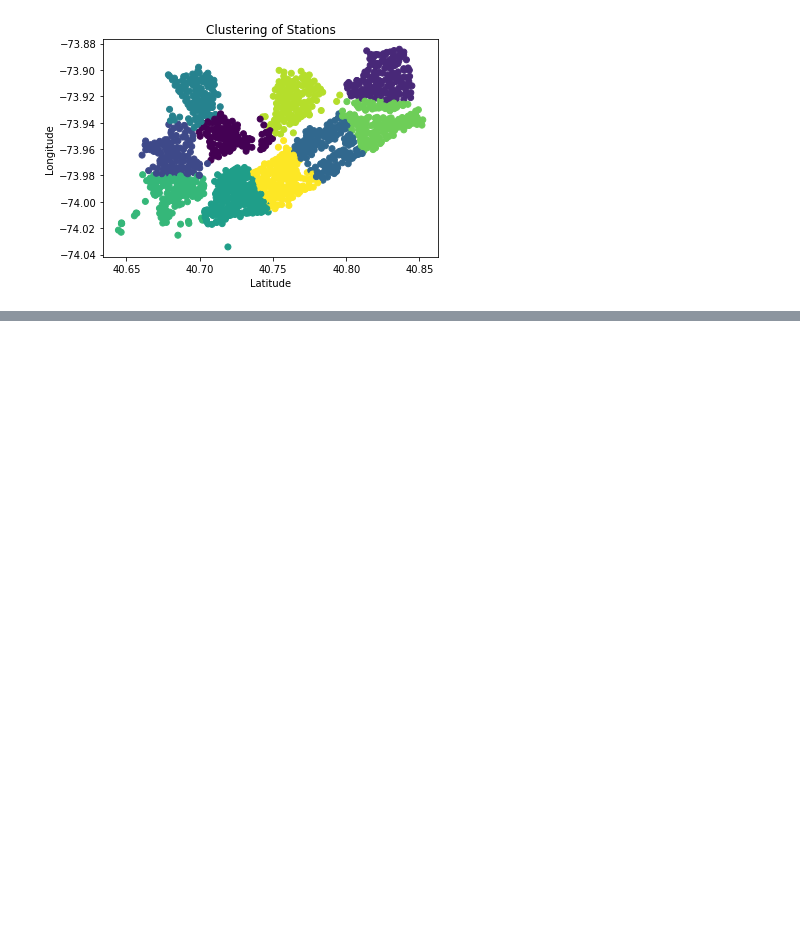
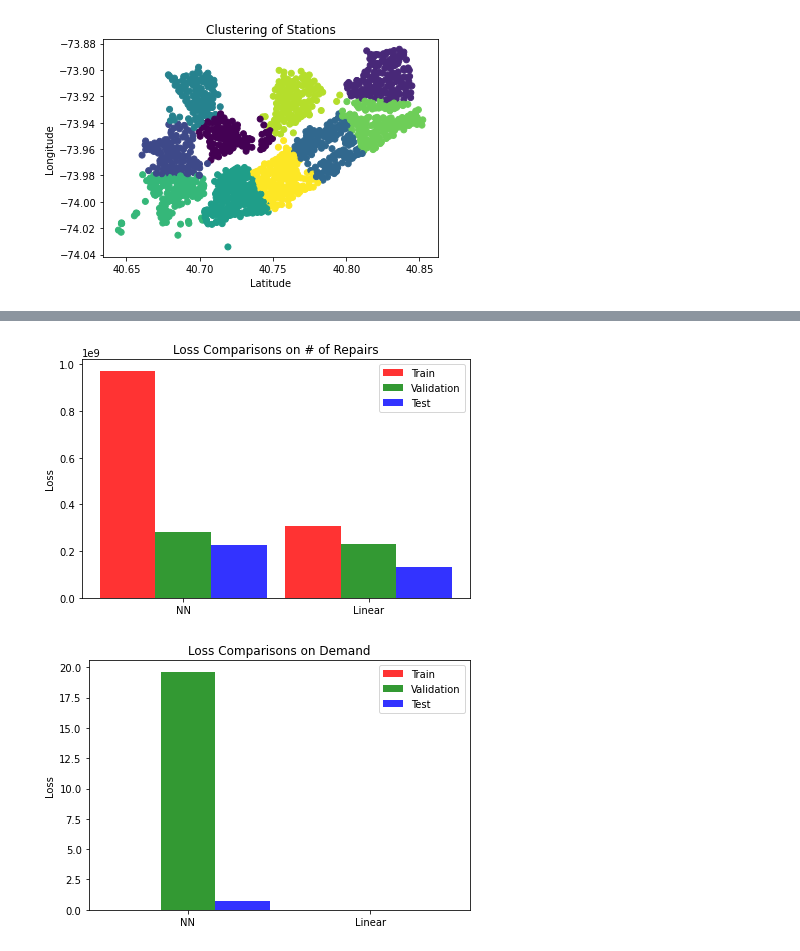
Before and after one commit to RyanW124/A-Deep-Learning-Approach-to-Predict-the-Number-of-Bikes-a-Bike-Sharing-Company-Repairs, a Jupyter notebook: Code/main.ipynb, the cells around one changed output, grey strips where cells are left out. Cells and saved outputs as stored; diff of their text form; code cells hidden in the pictures; blank space fills up the shorter version.

```diff
--- a/Code/main.ipynb
+++ b/Code/main.ipynb
@@ -181,0 +122,55 @@ tensor(0.6979, grad_fn=<AddBackward0>)
+# %%
+repair_linear = LinearRegression().fit(x_train, y_train)
+
+class MultiOutputLinear:
+    def __init__(self):
+        self.models = []
+    def fit(self, x, y):
+        y = y.numpy()
+        for i in range(len(y[0])):
+            self.models.append(LinearRegression().fit(x, y[:, i]))
+    def predict(self, x):
+        out = []
+        for i in self.models:
+            out.append(i.predict(x))
+        out = np.array(out)
+        out = out.transpose()
+        return out
+
+demand_linear = MultiOutputLinear()
+demand_linear.fit(x_train, y2_train)
+losses = []
+r_linear = LinearRegression().fit(x_train, y_train)
+for x, y1, y2 in [(x_train, y_train, y2_train), (x_val, y_val, y2_val), (x_test, y_test, y2_test)]:
+    neural = repair(x)
+    linear = torch.tensor(r_linear.predict(x))
+    losses.append((int(repair.loss_f(neural, y1)), int(repair.loss_f(linear, y1))))
+index = np.arange(2)
+for i, c, l in [(0, 'r', 'Train'), (1, 'g', 'Validation'), (2, 'b', 'Test')]:
+    plt.bar(index+i*0.3, losses[i], 0.3, alpha=0.8, color=c, label=l)
+plt.xticks(index + 0.3, ('NN', 'Linear'))
+plt.legend()
+plt.tight_layout()
+plt.title('Loss Comparisons on # of Repairs')
+plt.ylabel('Loss')
+plt.savefig('../Graphs/repair_loss.png')
+plt.show()
+
+losses = []
+for x, y1, y2 in [(x_train, y_train, y2_train), (x_val, y_val, y2_val), (x_test, y_test, y2_test)]:
+    neural = demand(x)
+    linear = torch.tensor(demand_linear.predict(x))
+    losses.append((float(demand.loss_f(neural, y2)), float(demand.loss_f(linear, y2))))
+index = np.arange(2)
+for i, c, l in [(0, 'r', 'Train'), (1, 'g', 'Validation'), (2, 'b', 'Test')]:
+    plt.bar(index+i*0.3, losses[i], 0.3, alpha=0.8, color=c, label=l)
+plt.xticks(index + 0.3, ('NN', 'Linear'))
+plt.legend()
+plt.tight_layout()
+plt.title('Loss Comparisons on Demand')
+plt.ylabel('Loss')
+plt.savefig('../Graphs/repair_demand.png')
+plt.show()
+# %% [output]
+[figure, added]
+[figure, added]
```
Also changed, not shown: parts of 3 cells of this notebook, 6 other files.
